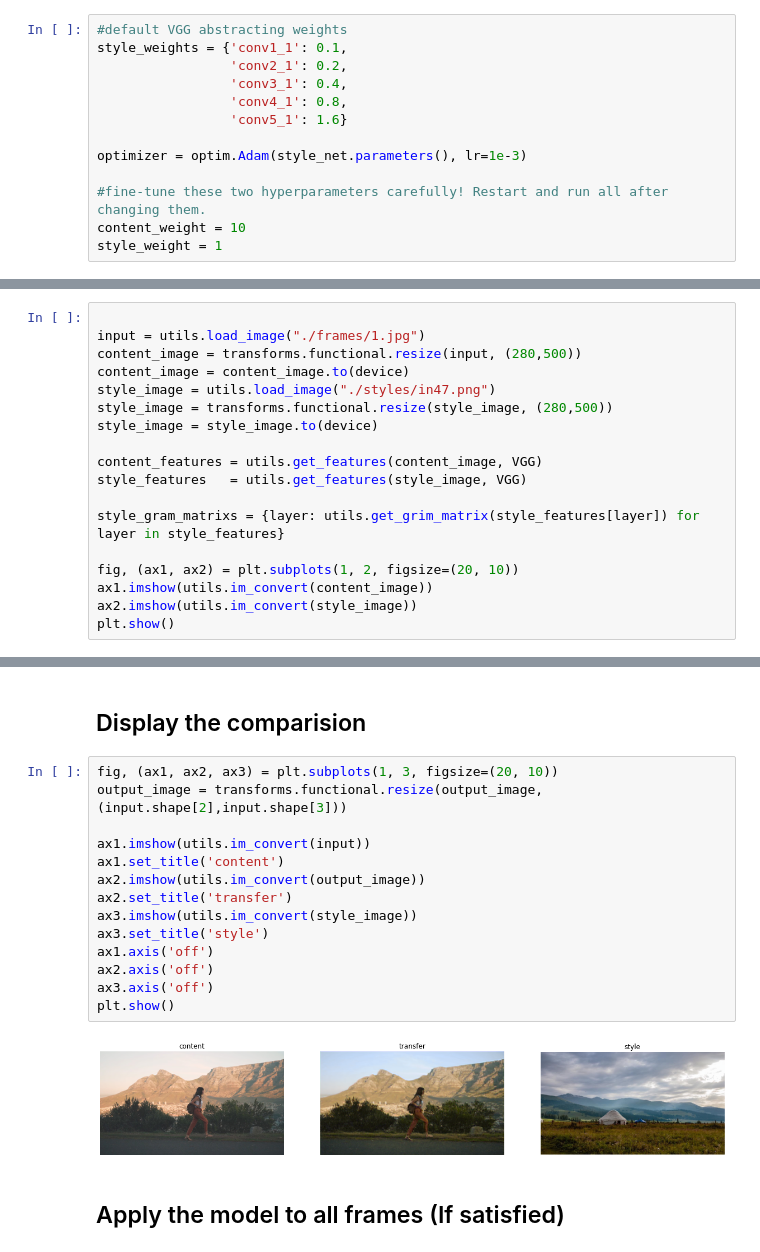
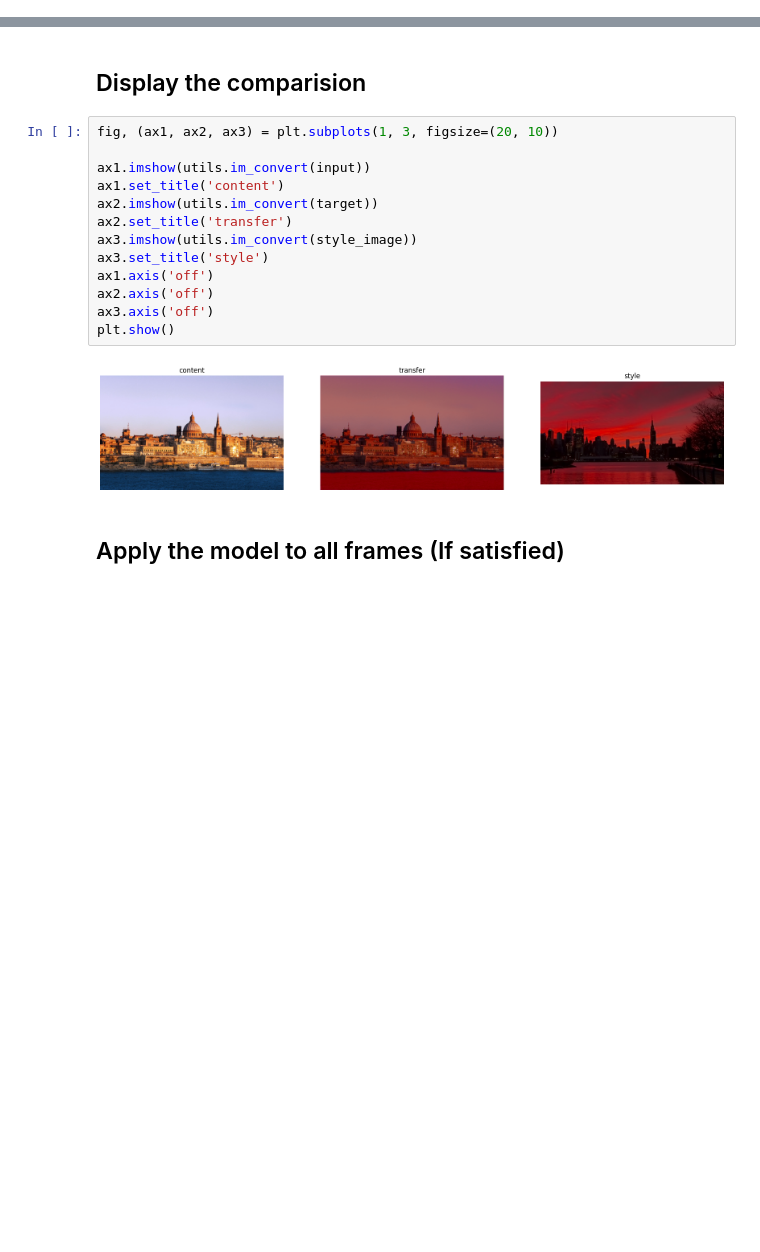
Before and after one commit to D-Mad/Video-Style-Transfer, a Jupyter notebook: video_transfer.ipynb, the cells around one changed output, grey strips where cells are left out. Drawn from its saved outputs; the diff is of its cells as text; blank space fills up the shorter version.

```diff
--- a/video_transfer.ipynb
+++ b/video_transfer.ipynb
@@ -42,13 +23,0 @@ for parameter in VGG.parameters():
-# %%
-#default VGG abstracting weights
-style_weights = {'conv1_1': 0.1,
-                 'conv2_1': 0.2,
-                 'conv3_1': 0.4,
-                 'conv4_1': 0.8,
-                 'conv5_1': 1.6}
-
-optimizer = optim.Adam(style_net.parameters(), lr=1e-3)
-
-#fine-tune these two hyperparameters carefully! Restart and run all after changing them.
-content_weight = 10
-style_weight = 1
@@ -55,20 +165,2 @@ style_weight = 1
 # %% [markdown]
 ## Load content and style images; Convert them into tensors running on the GPU
-# %%
-
-input = utils.load_image("./frames/1.jpg")
-content_image = transforms.functional.resize(input, (280,500))
-content_image = content_image.to(device)
-style_image = utils.load_image("./styles/in47.png")
-style_image = transforms.functional.resize(style_image, (280,500))
-style_image = style_image.to(device)
-
-content_features = utils.get_features(content_image, VGG)
-style_features   = utils.get_features(style_image, VGG)
-
-style_gram_matrixs = {layer: utils.get_grim_matrix(style_features[layer]) for layer in style_features}
-
-fig, (ax1, ax2) = plt.subplots(1, 2, figsize=(20, 10))
-ax1.imshow(utils.im_convert(content_image))
-ax2.imshow(utils.im_convert(style_image))
-plt.show()
@@ -157,20 +170,19 @@ Style loss:  17.05854034423828
 ## Display the comparision
 # %%
 fig, (ax1, ax2, ax3) = plt.subplots(1, 3, figsize=(20, 10))
-output_image = transforms.functional.resize(output_image, (input.shape[2],input.shape[3]))
 
 ax1.imshow(utils.im_convert(input))
 ax1.set_title('content')
-ax2.imshow(utils.im_convert(output_image))
+ax2.imshow(utils.im_convert(target))
 ax2.set_title('transfer')
 ax3.imshow(utils.im_convert(style_image))
 ax3.set_title('style')
 ax1.axis('off')
 ax2.axis('off')
 ax3.axis('off')
 plt.show()
 # %% [output]
-[figure, old version]
+[figure, new version]
 # %% [markdown]
 ## Apply the model to all frames (If satisfied)
 # %%
```
Also changed, not shown: parts of 9 cells of this notebook, 1 other file.
